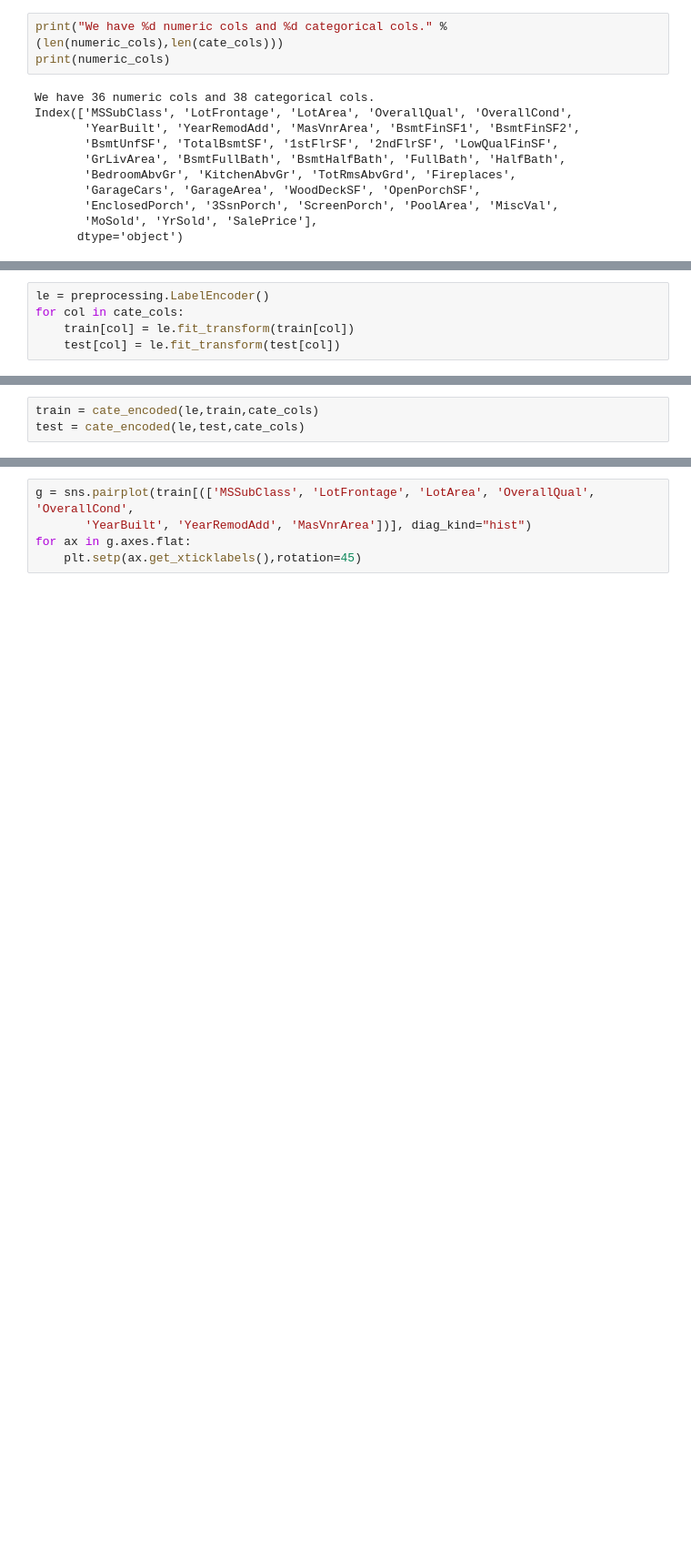
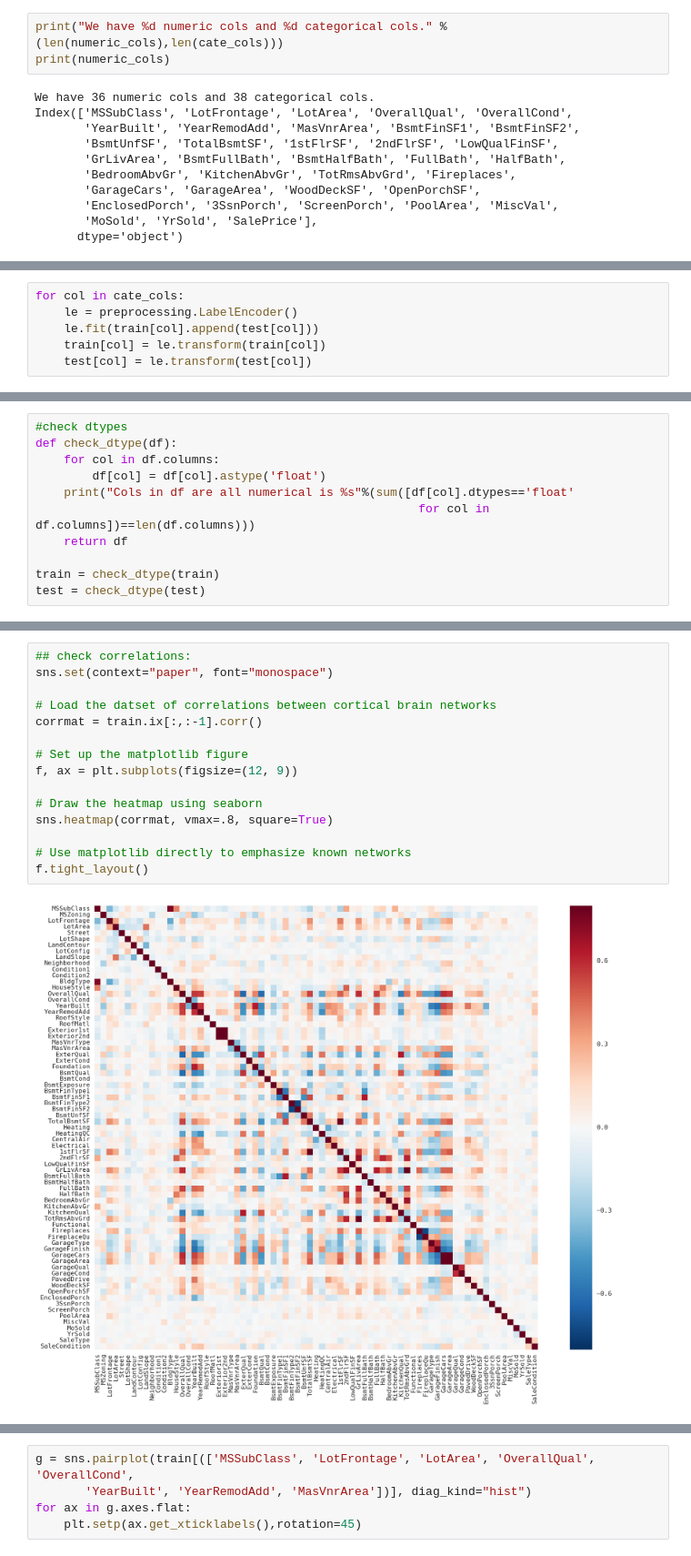
Before and after one commit to MiyainNYC/Rose, a Jupyter notebook: house_pred_ML/Explore.ipynb, the cells around one changed output, grey strips where cells are left out. Shown at 91% size. Drawn from its saved outputs; the diff is of its cells as text; blank space fills up the shorter version.

```diff
--- a/house_pred_ML/Explore.ipynb
+++ b/house_pred_ML/Explore.ipynb
@@ -399,5 +414,6 @@ Index(['MSSubClass', 'LotFrontage', 'LotArea', 'OverallQual', 'OverallCond',
 # %%
-le = preprocessing.LabelEncoder()
 for col in cate_cols:
-    train[col] = le.fit_transform(train[col])
-    test[col] = le.fit_transform(test[col])
+    le = preprocessing.LabelEncoder()
+    le.fit(train[col].append(test[col]))
+    train[col] = le.transform(train[col])
+    test[col] = le.transform(test[col])
@@ -411,3 +419,0 @@ array([5, 0, 5, ..., 6, 0, 0], dtype=int32)
-# %%
-train = cate_encoded(le,train,cate_cols)
-test = cate_encoded(le,test,cate_cols)
@@ -415,0 +420,11 @@ TypeError: unorderable types: LabelEncoder() > LabelEncoder()
+# %%
+#check dtypes
+def check_dtype(df):
+    for col in df.columns:
+        df[col] = df[col].astype('float')
+    print("Cols in df are all numerical is %s"%(sum([df[col].dtypes=='float'
+                                                      for col in df.columns])==len(df.columns)))
+    return df
+
+train = check_dtype(train)
+test = check_dtype(test)
@@ -415,0 +438,17 @@ TypeError: unorderable types: LabelEncoder() > LabelEncoder()
+# %%
+## check correlations:
+sns.set(context="paper", font="monospace")
+
+# Load the datset of correlations between cortical brain networks
+corrmat = train.ix[:,:-1].corr()
+
+# Set up the matplotlib figure
+f, ax = plt.subplots(figsize=(12, 9))
+
+# Draw the heatmap using seaborn
+sns.heatmap(corrmat, vmax=.8, square=True)
+
+# Use matplotlib directly to emphasize known networks
+f.tight_layout()
+# %% [output]
+[figure, added]
```
Also changed, not shown: parts of 13 cells of this notebook.
